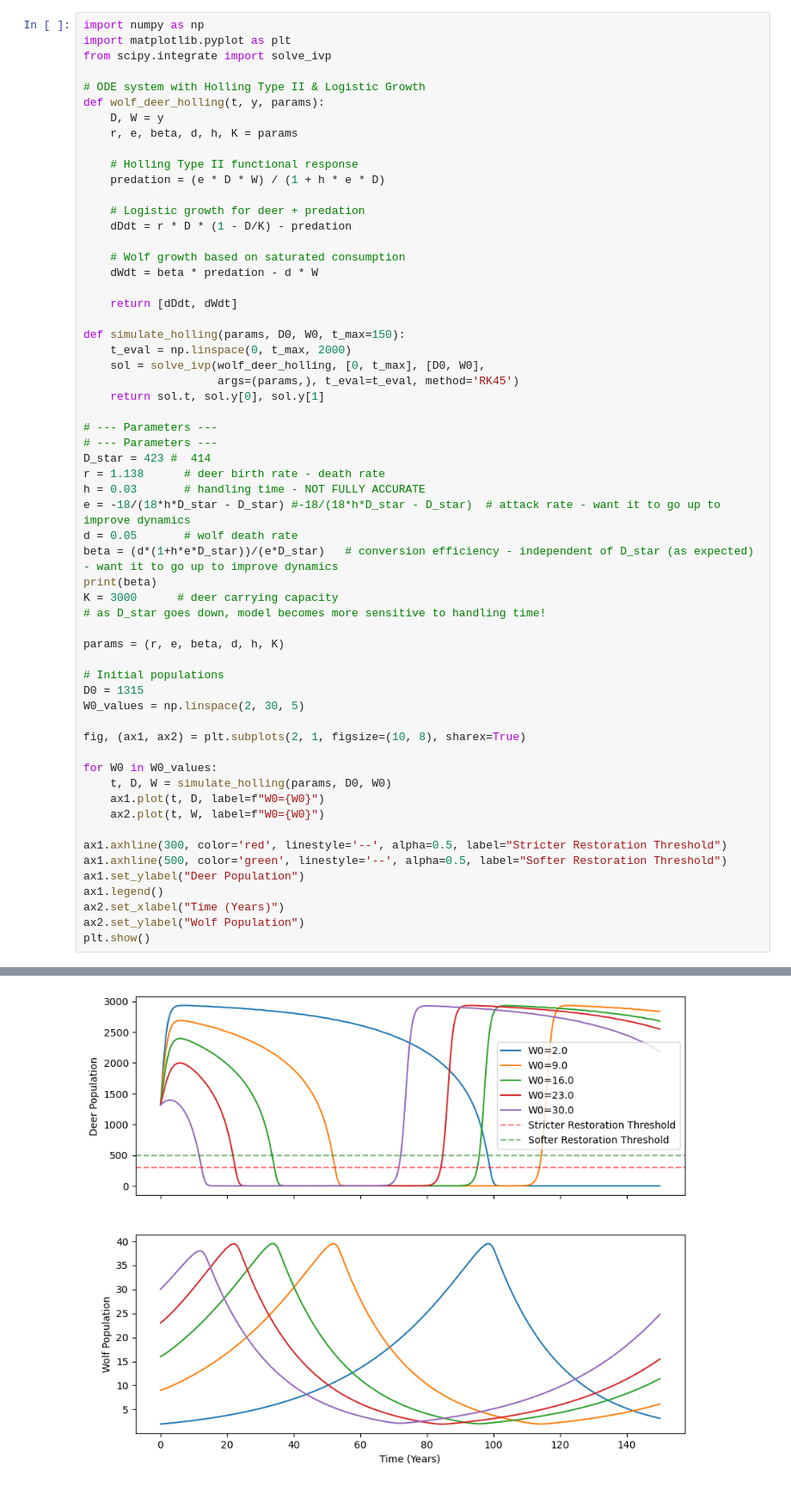
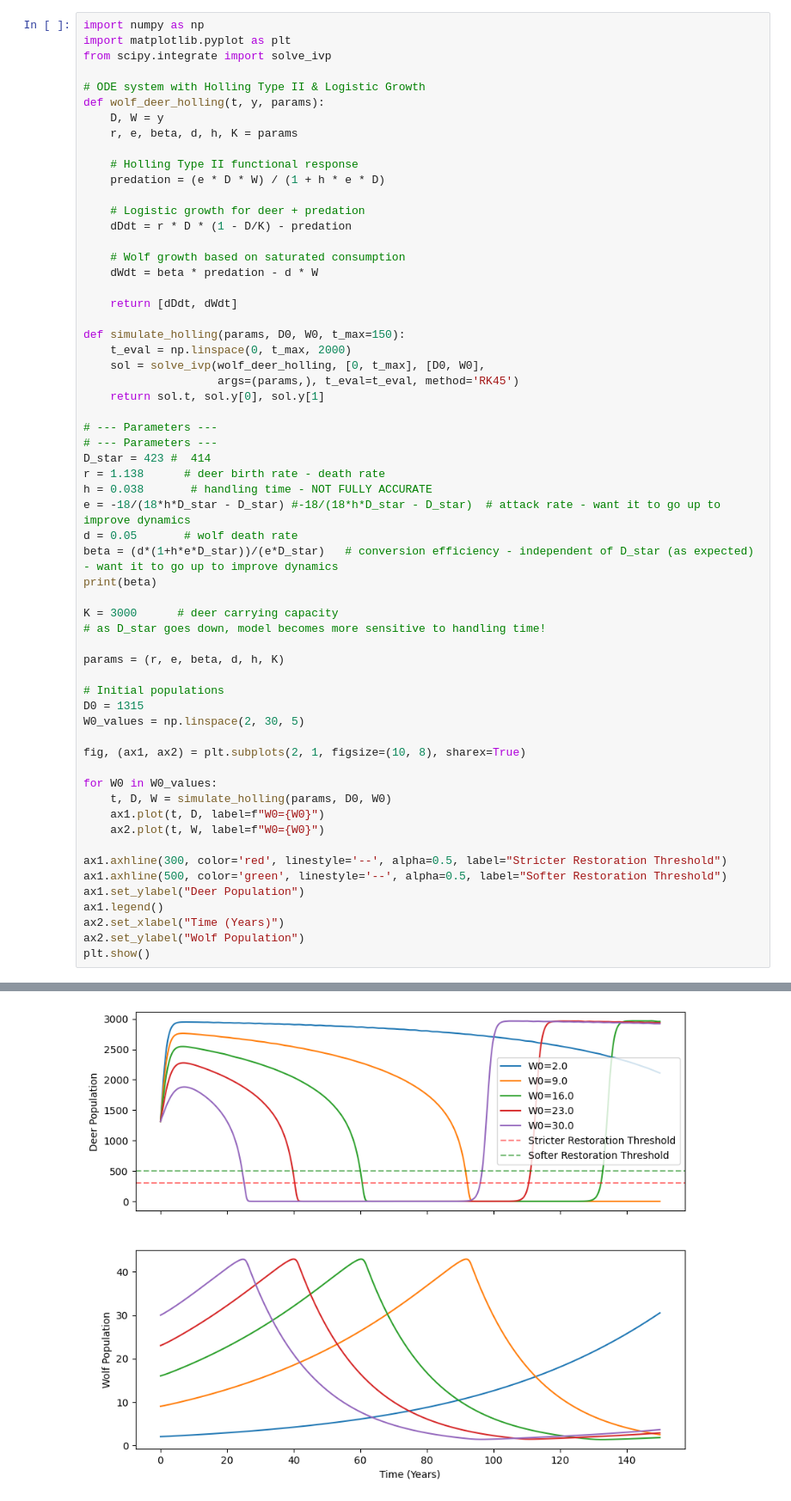
Before and after one commit to LukeRDuob/MDM3_wolf_reintroducution, a Jupyter notebook: ODE_experiments/ODE_simulation_holling.ipynb, the cells around one changed output, grey strips where cells are left out. Shown at 86% size. Cells and saved outputs as stored; diff of their text form.

```diff
--- a/ODE_experiments/ODE_simulation_holling.ipynb
+++ b/ODE_experiments/ODE_simulation_holling.ipynb
@@ -29,11 +29,12 @@ def simulate_holling(params, D0, W0, t_max=150):
 # --- Parameters ---
 D_star = 423 #  414
 r = 1.138      # deer birth rate - death rate
-h = 0.03       # handling time - NOT FULLY ACCURATE
+h = 0.038       # handling time - NOT FULLY ACCURATE
 e = -18/(18*h*D_star - D_star) #-18/(18*h*D_star - D_star)  # attack rate - want it to go up to improve dynamics
 d = 0.05       # wolf death rate
 beta = (d*(1+h*e*D_star))/(e*D_star)   # conversion efficiency - independent of D_star (as expected) - want it to go up to improve dynamics
 print(beta)
+
 K = 3000      # deer carrying capacity
 # as D_star goes down, model becomes more sensitive to handling time!
 
@@ -62,2 +63,2 @@ plt.show()
-[figure, old version]
+[figure, new version]
 # %%
```
Also changed, not shown: parts of 3 cells of this notebook.
